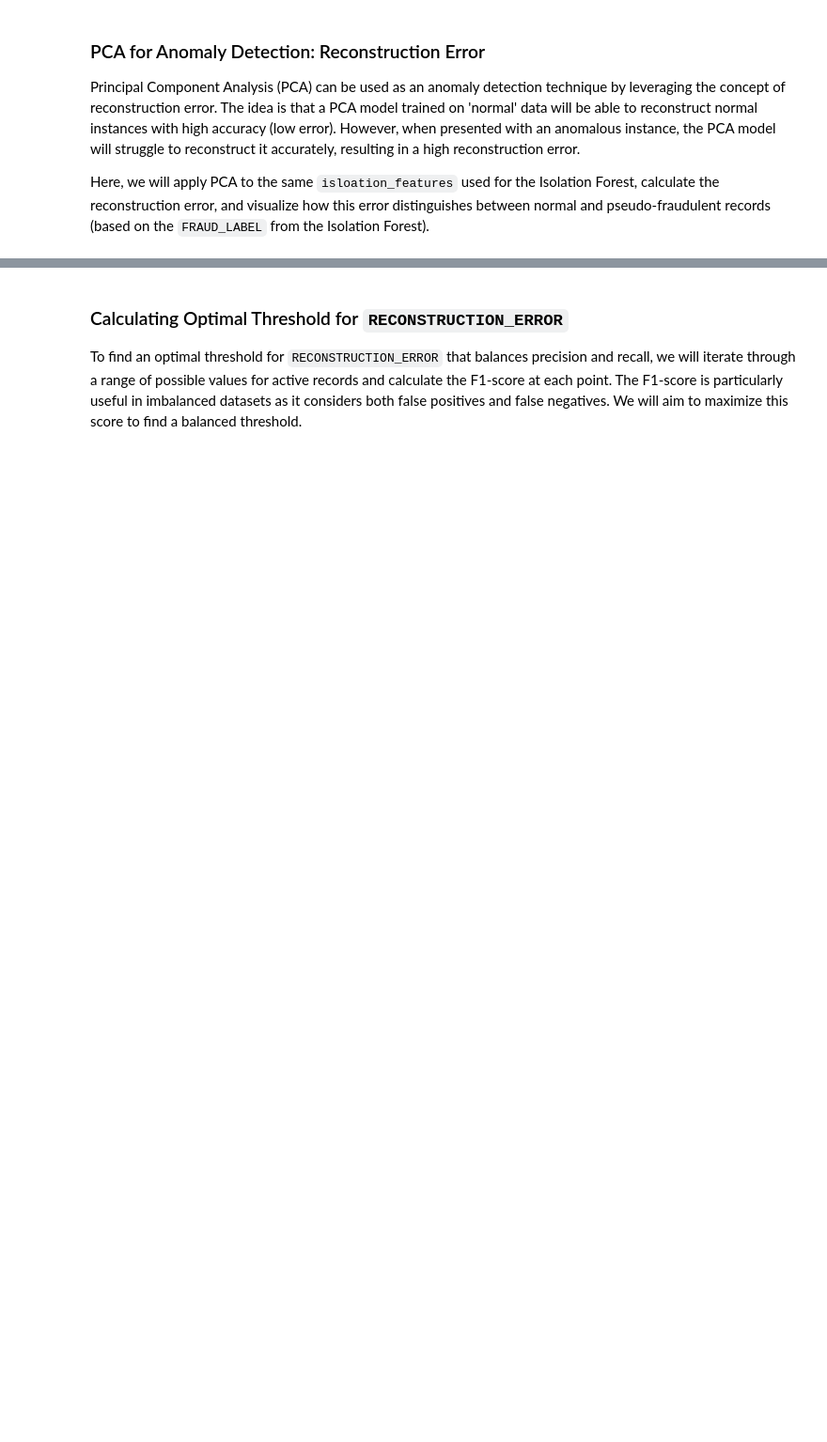
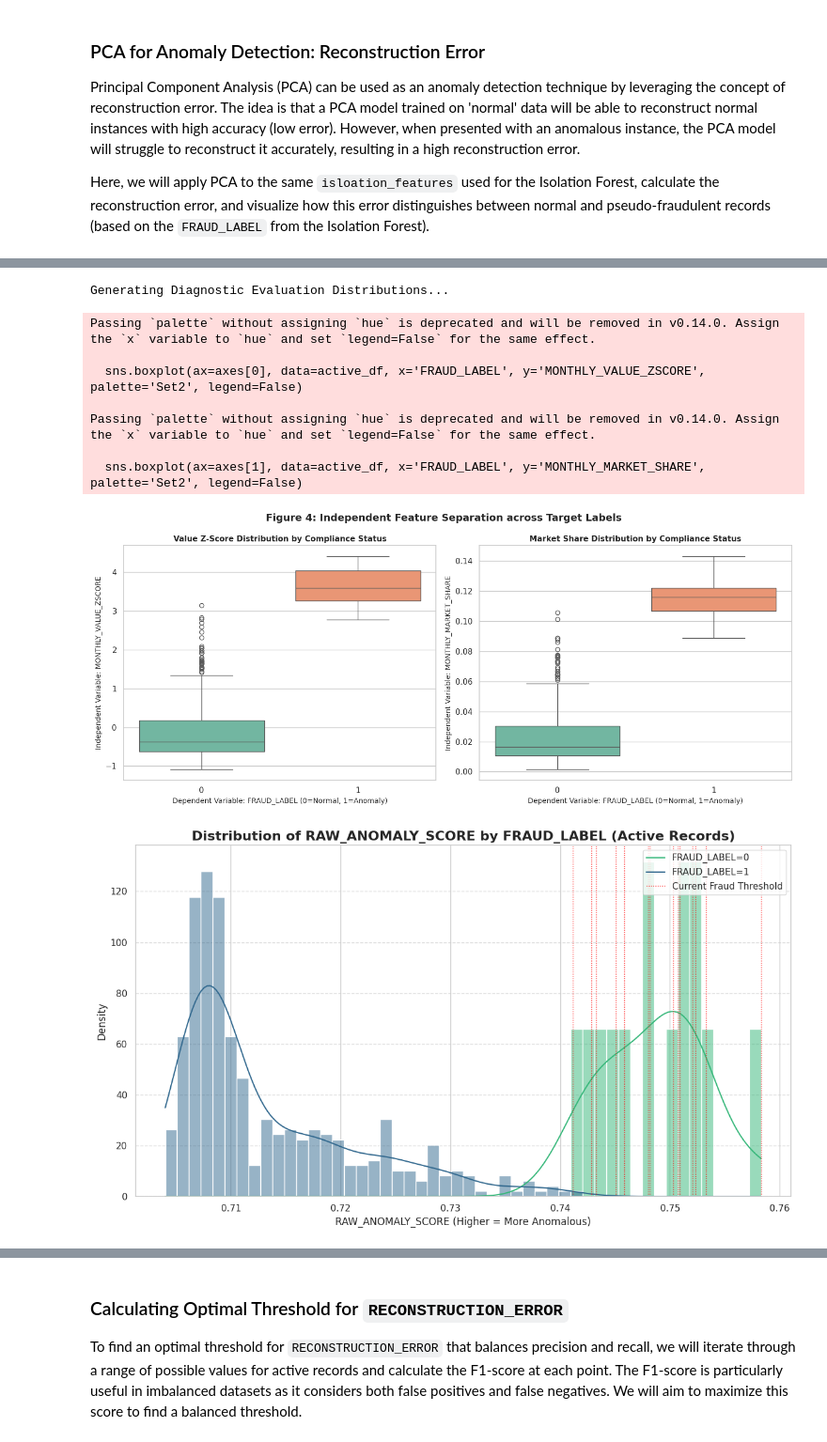
Before and after one commit to RobertDS-45/Money_Remmitence_analysis, a Jupyter notebook: Bot_Money_remmitence_analysis.ipynb, the cells around one changed output, grey strips where cells are left out. Shown at 94% size. Drawn from its saved outputs; the diff is of its cells as text; code cells hidden in the pictures; blank space fills up the shorter version.

```diff
--- a/Bot_Money_remmitence_analysis.ipynb
+++ b/Bot_Money_remmitence_analysis.ipynb
@@ -794,0 +450,71 @@ This analysis helps determine if `RECONSTRUCTION_ERROR` provides independent inf
+# %%
+import matplotlib.pyplot as plt
+import seaborn as sns
+import numpy as np
+
+print("\nGenerating Diagnostic Evaluation Distributions...")
+
+# ==========================================
+# CHART 1: INDEPENDENT VS DEPENDENT VARIABLE RELATIONSHIP
+# ==========================================
+fig, axes = plt.subplots(1, 2, figsize=(14, 6))
+
+# Boxplot for Monthly Value Z-Score vs Fraud Label
+sns.boxplot(ax=axes[0], data=active_df, x='FRAUD_LABEL', y='MONTHLY_VALUE_ZSCORE', palette='Set2', legend=False)
+axes[0].set_title('Value Z-Score Distribution by Compliance Status', fontsize=11, fontweight='bold')
+axes[0].set_xlabel('Dependent Variable: FRAUD_LABEL (0=Normal, 1=Anomaly)', fontsize=10)
+axes[0].set_ylabel('Independent Variable: MONTHLY_VALUE_ZSCORE', fontsize=10)
+
+# Boxplot for Monthly Market Share vs Fraud Label
+sns.boxplot(ax=axes[1], data=active_df, x='FRAUD_LABEL', y='MONTHLY_MARKET_SHARE', palette='Set2', legend=False)
+axes[1].set_title('Market Share Distribution by Compliance Status', fontsize=11, fontweight='bold')
+axes[1].set_xlabel('Dependent Variable: FRAUD_LABEL (0=Normal, 1=Anomaly)', fontsize=10)
+axes[1].set_ylabel('Independent Variable: MONTHLY_MARKET_SHARE', fontsize=10)
+
+plt.suptitle('Figure 4: Independent Feature Separation across Target Labels', fontsize=14, fontweight='bold', y=0.98)
+plt.tight_layout()
+plt.savefig('independent_vs_dependent_relationship.png', dpi=300)
+plt.show()
+
+# ==========================================
+# CHART 2: ANOMALY SCORE DENSITY DISTRIBUTION
+# ==========================================
+plt.figure(figsize=(12, 7))
+sns.histplot(
+    data=active_df,
+    x='RAW_ANOMALY_SCORE', # Updated to match your ensemble output score column name
+    hue='FRAUD_LABEL',
+    kde=True,
+    palette='viridis',
+    common_norm=False,
+    stat='density',
+    bins=50
+)
+
+plt.title('Distribution of RAW_ANOMALY_SCORE by FRAUD_LABEL (Active Records)', fontsize=16, fontweight='bold')
+plt.xlabel('RAW_ANOMALY_SCORE (Higher = More Anomalous)', fontsize=12)
+plt.ylabel('Density', fontsize=12)
+plt.grid(axis='y', linestyle='--', alpha=0.7)
+
+# Highlight the scores of fraud cases more clearly
+fraud_scores = active_df[active_df['FRAUD_LABEL'] == 1]['RAW_ANOMALY_SCORE']
+if not fraud_scores.empty:
+    for score in fraud_scores:
+        plt.axvline(x=score, color='red', linestyle=':', linewidth=1, label=f'Fraud Score ({score:.2f})' if score == fraud_scores.iloc[0] else "")
+    plt.legend(['FRAUD_LABEL=0', 'FRAUD_LABEL=1', 'Current Fraud Threshold'], loc='upper right')
+else:
+    plt.legend(['FRAUD_LABEL=0', 'FRAUD_LABEL=1'], loc='upper right')
+
+plt.tight_layout()
+plt.show()
+# %% [output]
+Generating Diagnostic Evaluation Distributions...
+Passing `palette` without assigning `hue` is deprecated and will be removed in v0.14.0. Assign the `x` variable to `hue` and set `legend=False` for the same effect.
+
+  sns.boxplot(ax=axes[0], data=active_df, x='FRAUD_LABEL', y='MONTHLY_VALUE_ZSCORE', palette='Set2', legend=False)
+
+Passing `palette` without assigning `hue` is deprecated and will be removed in v0.14.0. Assign the `x` variable to `hue` and set `legend=False` for the same effect.
+
+  sns.boxplot(ax=axes[1], data=active_df, x='FRAUD_LABEL', y='MONTHLY_MARKET_SHARE', palette='Set2', legend=False)
+[figure, added]
+[figure, added]
```
Also changed, not shown: parts of 68 cells of this notebook.
